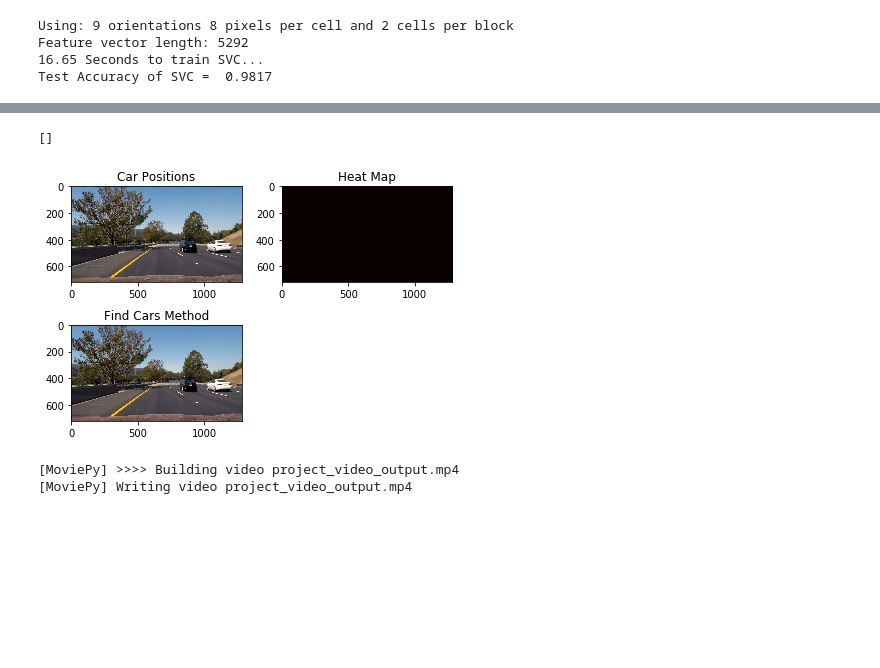
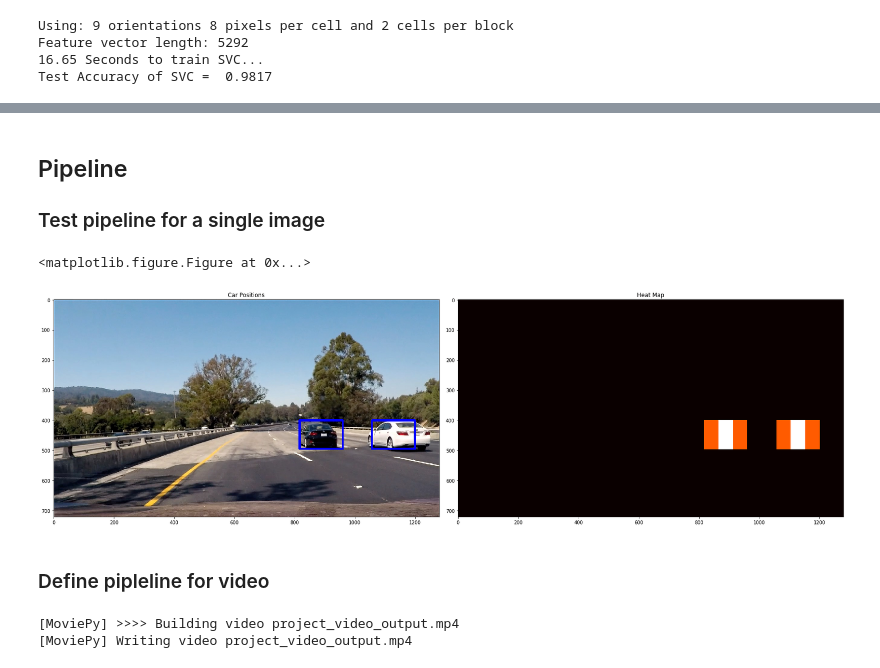
Before and after one commit to tkandala/CarND-Vehicle-Detection, a Jupyter notebook: Vehicle Detection.ipynb, the cells around one changed output, grey strips where cells are left out. Cells and saved outputs as stored; diff of their text form; code cells hidden in the pictures; blank space fills up the shorter version.

```diff
--- a/Vehicle Detection.ipynb
+++ b/Vehicle Detection.ipynb
@@ -390,60 +372,53 @@ Test Accuracy of SVC =  0.9817
+# %% [markdown]
+## Pipeline
+
+### Test pipeline for a single image
 # %%
-image = mpimg.imread('./test_images/test6.jpg')
+image = mpimg.imread('./test_images/test4.jpg')
 draw_image = np.copy(image)
 
 image = image.astype(np.float32)/255
 
 windows = slide_window(image, x_start_stop=[None, None], y_start_stop=y_start_stop,
                        xy_window=xy_window, xy_overlap=xy_overlap)
 
 hot_windows = search_windows(image, windows, svc, X_scaler, color_space=color_space,
                              spatial_size=spatial_size, hist_bins=hist_bins, orient=orient,
                              pix_per_cell=pix_per_cell, cell_per_block=cell_per_block,
                              hog_channel=hog_channel, spatial_feat=spatial_feat,
                              hist_feat=hist_feat, hog_feat=hog_feat)
 
 window_img = draw_boxes(draw_image, hot_windows, color=(0, 0, 255), thick=6)
 
-# Use find_cars instead
-find_cars_windows = []
-for scale in scales:
-    find_cars_windows.extend(find_cars(image, y_start_stop[0], y_start_stop[1], scale, svc, X_scaler,
-                                       orient, pix_per_cell, cell_per_block, spatial_size, hist_bins))
-
-print (find_cars_windows)
-find_cars_img = draw_boxes(draw_image, find_cars_windows, color=(0, 0, 255), thick=6)
-
 #Add Heat
 heat = np.zeros_like(draw_image[:,:,0]).astype(np.float)
 heat = add_heat(heat, hot_windows)
-heat = apply_threshold(heat,1)
+heat = apply_threshold(heat,0)
 # Visualize the heatmap when displaying
 heatmap = np.clip(heat, 0, 255)
 # Find final boxes from heatmap using label function
 labels = label(heatmap)
 draw_image = draw_labeled_bboxes(draw_image, labels)
 
 #plt.imshow(window_img)
 #plt.show()
 
-fig = plt.figure()
-plt.subplot(221)
-plt.imshow(draw_image)
-plt.title('Car Positions')
-plt.subplot(222)
-plt.imshow(heatmap, cmap='hot')
-plt.title('Heat Map')
-plt.subplot(223)
-plt.imshow(find_cars_img)
-plt.title('Find Cars Method')
+plt.clf()
+fig, (ax1, ax2) = plt.subplots(1, 2, figsize=(24, 9))
+ax1.imshow(draw_image)
+ax1.set_title('Car Positions')
+ax2.imshow(heatmap, cmap='hot')
+ax2.set_title('Heat Map')
 fig.tight_layout()
+plt.savefig("./output_images/test4_plot.png")
 plt.show()
 
-mpimg.imsave('./output_images/test6_result.png', draw_image, format='png')
-mpimg.imsave('./output_images/test6_result_fc.png', find_cars_img, format='png')
+mpimg.imsave('./output_images/test4_result.png', draw_image, format='png')
 # %% [output]
-[]
+<matplotlib.figure.Figure at 0x...>
-[figure, old version]
+[figure, new version]
+# %% [markdown]
+### Define pipleline for video
 # %%
 def process_image(image):
     draw_image = np.copy(image)
```
Also changed, not shown: parts of 25 cells of this notebook, 19 other files.
